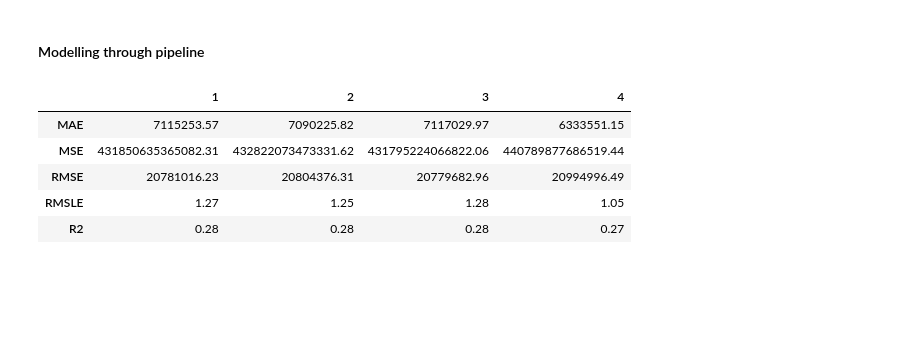
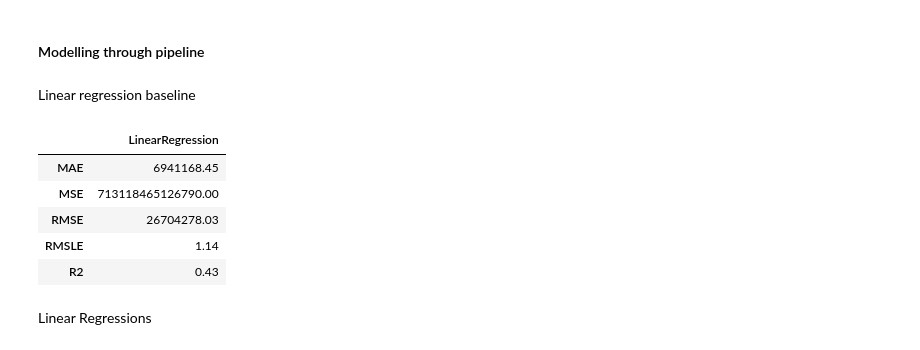
Before and after one commit to SmellyArmure/OC_DS_Project4, a Jupyter notebook: NOTEBOOKS/P4.ipynb, the cells around one changed output. Cells and saved outputs as stored; diff of their text form; code cells hidden in the pictures; blank space fills up the shorter version.

```diff
--- a/NOTEBOOKS/P4.ipynb
+++ b/NOTEBOOKS/P4.ipynb
@@ -1267,10 +1287,2 @@ from sklearn.svm import SVR
-# %%
-def scores(name, Xte, yte, ypr):
-    MAE = metrics.mean_absolute_error(yte, ypr)
-    MSE = metrics.mean_squared_error(yte, ypr)
-    RMSE = np.sqrt(MSE)
-    RMSLE = np.sqrt(np.mean((np.log(ypr+1) - np.log(yte+1))**2))
-    R2 = metrics.r2_score(yte, ypr)
-    return pd.Series([MAE, MSE, RMSE, RMSLE, R2],
-                     index = ['MAE', 'MSE', 'RMSE', 'RMSLE', 'R2'],
-                     name=name)
+# %%
+df_res = pd.DataFrame(dtype = 'object')
@@ -1277,17 +1291,24 @@ def scores(name, Xte, yte, ypr):
+# %% [markdown]
+Linear regression baseline
 # %%
-df_res = pd.DataFrame()
-for name_reg, reg in zip([1,2,3,4], [LinearRegression(), Ridge(), Lasso(), ElasticNet()]):
-    pipe = make_pipeline(column_trans, reg)
-    pipe.fit(X_tr,y1_tr)
-    y_pr = pipe.predict(X_te)
-    res=scores(name_reg, X_te, y1_te, y_pr)
-    df_res.insert(value=res, loc=df_res.shape[1],
+reg = LinearRegression()
+name_reg = 'LinearRegression'
+
+pipe = make_pipeline(column_trans, reg)
+pipe.fit(X_tr,y1_tr)
+
+y_pr = pipe.predict(X_te)
+res=scores(name_reg, X_te, y1_te, y_pr).astype('object')
+
+df_res.insert(value=res, loc=df_res.shape[1],
                 column=res.name, allow_duplicates=False)
 df_res
 # %% [output]
-|  | 1 | 2 | 3 | 4 |
-| MAE | 7115253.57 | 7090225.82 | 7117029.97 | 6333551.15 |
-| MSE | 431850635365082.31 | 432822073473331.62 | 431795224066822.06 | 440789877686519.44 |
-| RMSE | 20781016.23 | 20804376.31 | 20779682.96 | 20994996.49 |
-| RMSLE | 1.27 | 1.25 | 1.28 | 1.05 |
-| R2 | 0.28 | 0.28 | 0.28 | 0.27 |
+|  | LinearRegression |
+| MAE | 6941168.45 |
+| MSE | 713118465126790.00 |
+| RMSE | 26704278.03 |
+| RMSLE | 1.14 |
+| R2 | 0.43 |
+# %% [markdown]
+Linear Regressions
```
Also changed, not shown: parts of 27 cells of this notebook, 2 other files.
